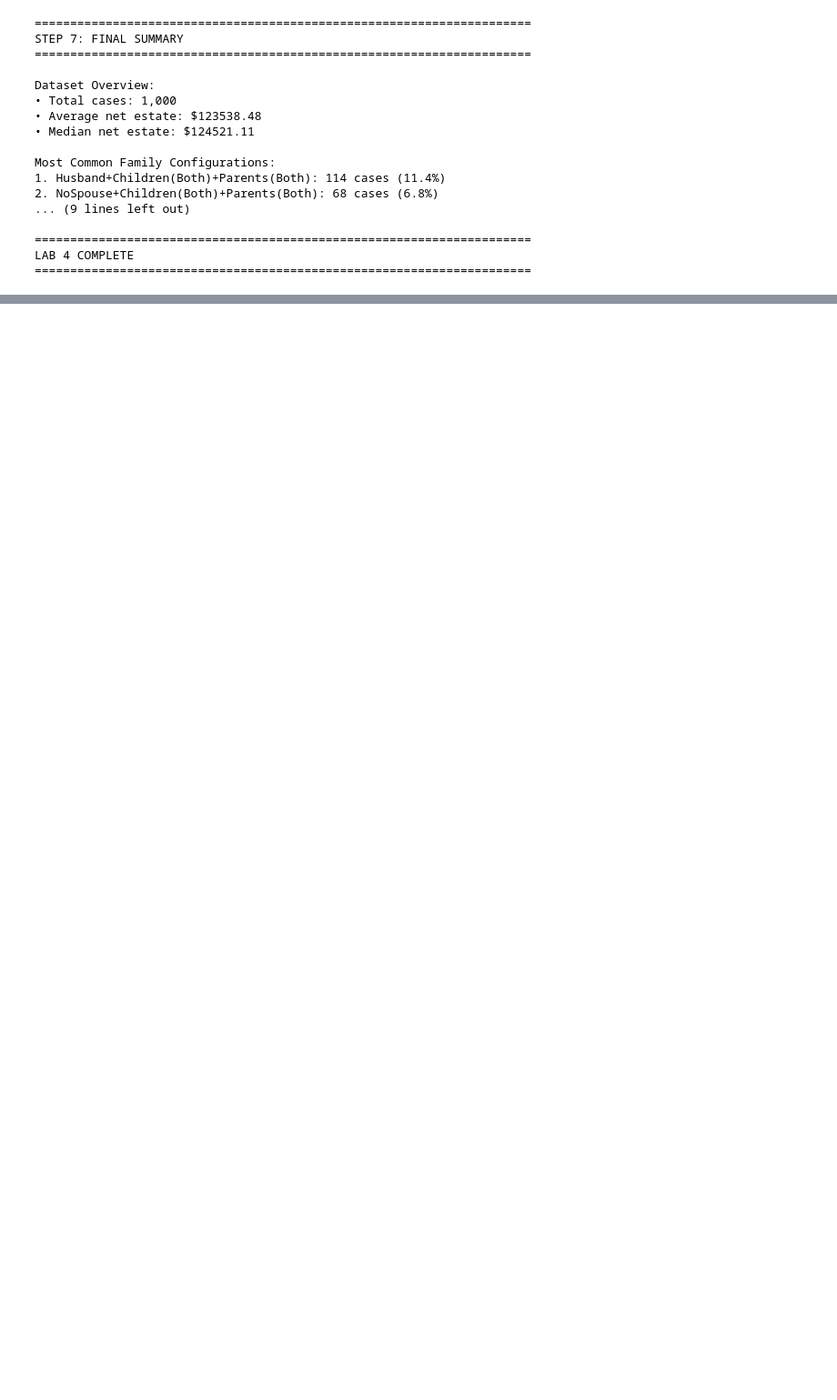
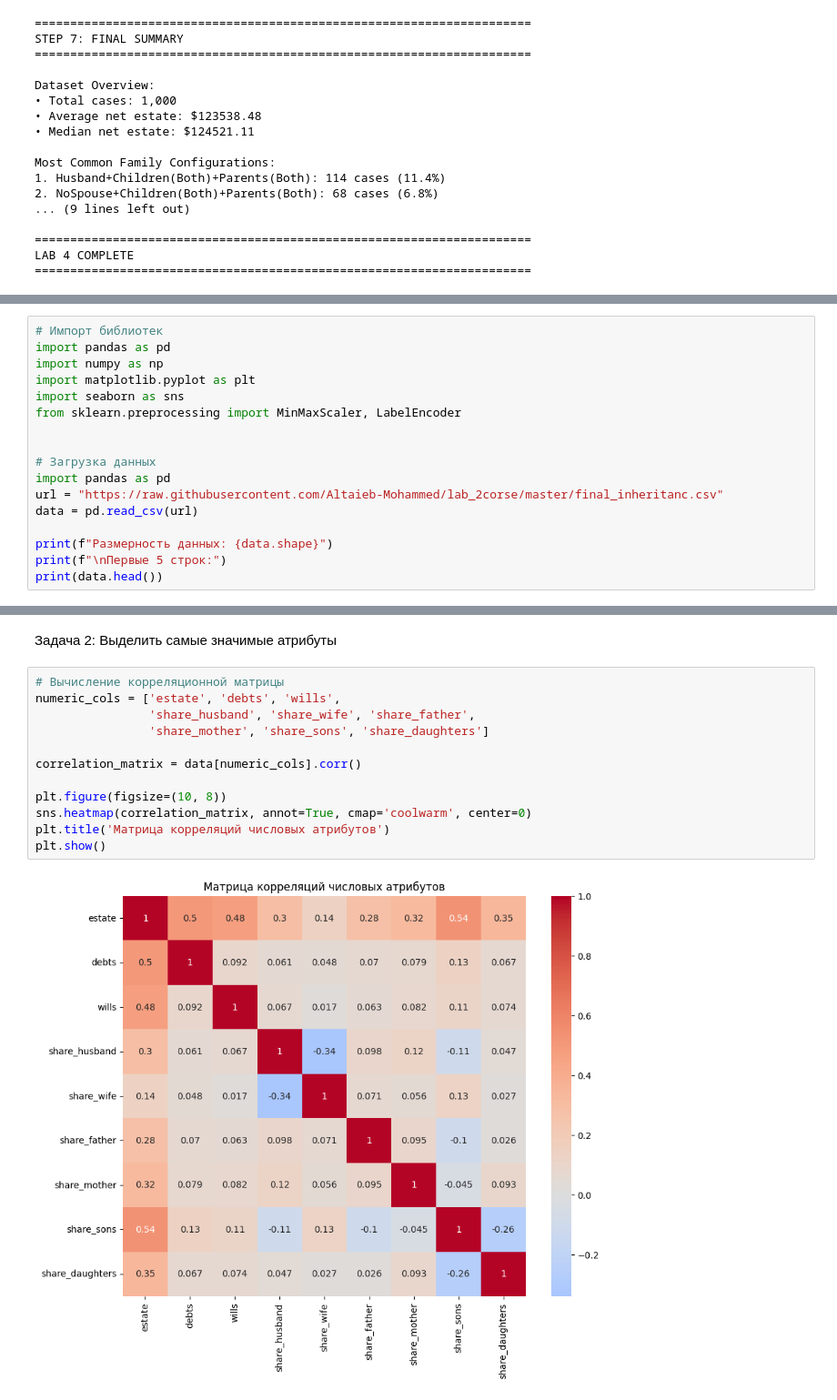
Before and after one commit to Altaieb-Mohammed/lab_2corse, a Jupyter notebook: lab2_3_4.ipynb, the cells around one changed output, grey strips where cells are left out. Shown at 91% size. Saved outputs shown, nothing was run; the diff lists cells and outputs as text; blank space fills up the shorter version.

```diff
--- a/lab2_3_4.ipynb
+++ b/lab2_3_4.ipynb
@@ -1493,0 +1497,17 @@ LAB 4 COMPLETE
+# %%
+# Импорт библиотек
+import pandas as pd
+import numpy as np
+import matplotlib.pyplot as plt
+import seaborn as sns
+from sklearn.preprocessing import MinMaxScaler, LabelEncoder
+
+
+# Загрузка данных
+import pandas as pd
+url = "https://raw.githubusercontent.com/Altaieb-Mohammed/lab_2corse/master/final_inheritanc.csv"
+data = pd.read_csv(url)
+
+print(f"Размерность данных: {data.shape}")
+print(f"\nПервые 5 строк:")
+print(data.head())
@@ -1493,0 +1524,16 @@ LAB 4 COMPLETE
+# %% [markdown]
+Задача 2: Выделить самые значимые атрибуты
+# %%
+# Вычисление корреляционной матрицы
+numeric_cols = ['estate', 'debts', 'wills',
+                'share_husband', 'share_wife', 'share_father',
+                'share_mother', 'share_sons', 'share_daughters']
+
+correlation_matrix = data[numeric_cols].corr()
+
+plt.figure(figsize=(10, 8))
+sns.heatmap(correlation_matrix, annot=True, cmap='coolwarm', center=0)
+plt.title('Матрица корреляций числовых атрибутов')
+plt.show()
+# %% [output]
+[figure, added]
```
Also changed, not shown: parts of 19 cells of this notebook.
